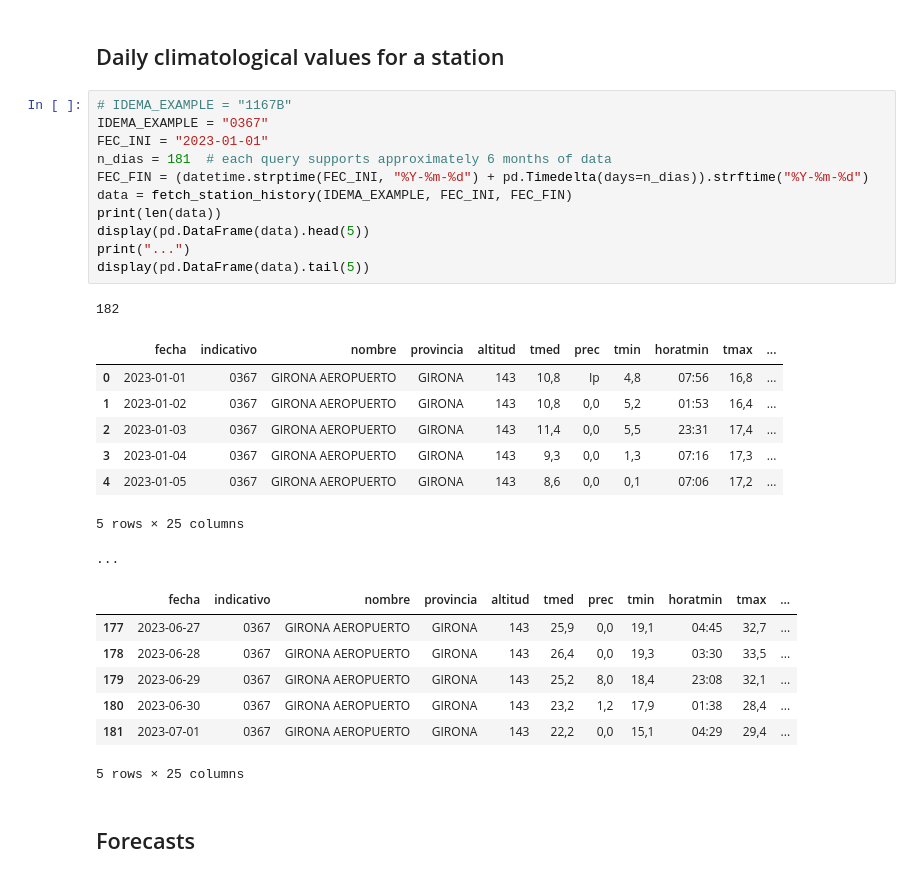
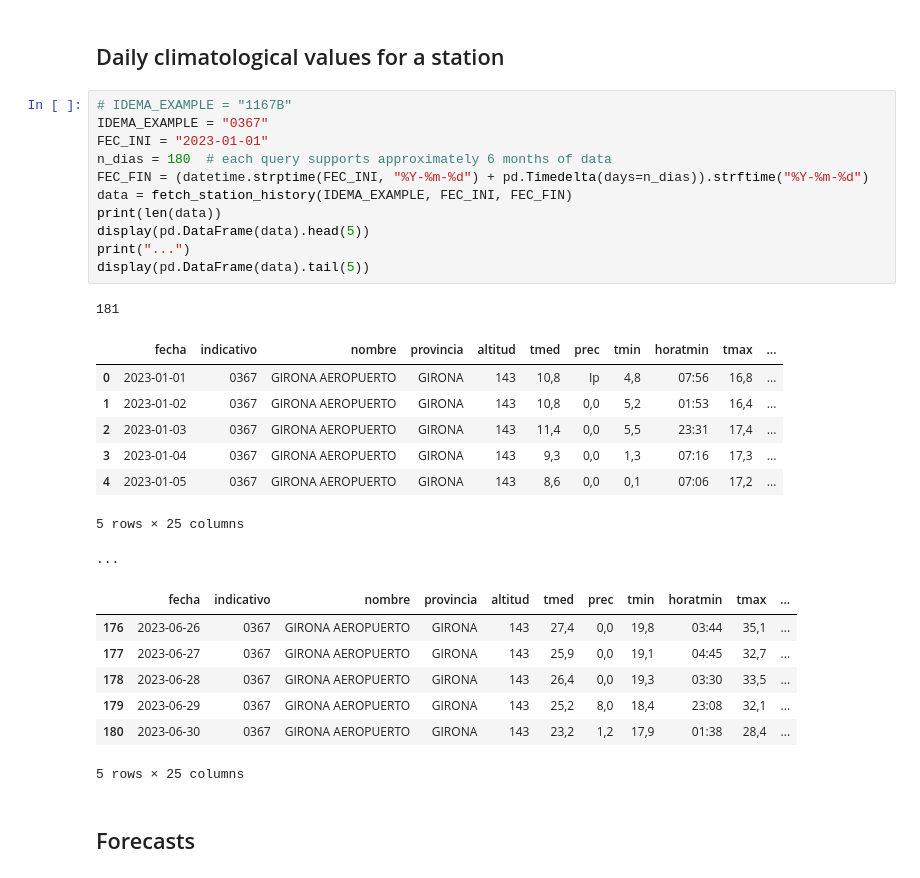
Before and after one commit to reddgr/energy-price-forecasting-in-power-grids, a Jupyter notebook: notebooks/04_AEMET_OpenData.ipynb, the cells around one changed output. Cells and saved outputs as stored; diff of their text form.

```diff
--- a/notebooks/04_AEMET_OpenData.ipynb
+++ b/notebooks/04_AEMET_OpenData.ipynb
@@ -240,30 +240,30 @@ plt.show()
 # %%
 # IDEMA_EXAMPLE = "1167B"
 IDEMA_EXAMPLE = "0367"
 FEC_INI = "2023-01-01"
-n_dias = 181  # each query supports approximately 6 months of data
+n_dias = 180  # each query supports approximately 6 months of data
 FEC_FIN = (datetime.strptime(FEC_INI, "%Y-%m-%d") + pd.Timedelta(days=n_dias)).strftime("%Y-%m-%d")
 data = fetch_station_history(IDEMA_EXAMPLE, FEC_INI, FEC_FIN)
 print(len(data))
 display(pd.DataFrame(data).head(5))
 print("...")
 display(pd.DataFrame(data).tail(5))
 # %% [output]
-182
+181
 |  | fecha | indicativo | nombre | provincia | altitud | tmed | prec | tmin | horatmin | tmax | ... |
 | 0 | 2023-01-01 | 0367 | GIRONA AEROPUERTO | GIRONA | 143 | 10,8 | Ip | 4,8 | 07:56 | 16,8 | ... |
 | 1 | 2023-01-02 | 0367 | GIRONA AEROPUERTO | GIRONA | 143 | 10,8 | 0,0 | 5,2 | 01:53 | 16,4 | ... |
 | 2 | 2023-01-03 | 0367 | GIRONA AEROPUERTO | GIRONA | 143 | 11,4 | 0,0 | 5,5 | 23:31 | 17,4 | ... |
 | 3 | 2023-01-04 | 0367 | GIRONA AEROPUERTO | GIRONA | 143 | 9,3 | 0,0 | 1,3 | 07:16 | 17,3 | ... |
 | 4 | 2023-01-05 | 0367 | GIRONA AEROPUERTO | GIRONA | 143 | 8,6 | 0,0 | 0,1 | 07:06 | 17,2 | ... |
 5 rows × 25 columns
 ...
 |  | fecha | indicativo | nombre | provincia | altitud | tmed | prec | tmin | horatmin | tmax | ... |
+| 176 | 2023-06-26 | 0367 | GIRONA AEROPUERTO | GIRONA | 143 | 27,4 | 0,0 | 19,8 | 03:44 | 35,1 | ... |
 | 177 | 2023-06-27 | 0367 | GIRONA AEROPUERTO | GIRONA | 143 | 25,9 | 0,0 | 19,1 | 04:45 | 32,7 | ... |
 | 178 | 2023-06-28 | 0367 | GIRONA AEROPUERTO | GIRONA | 143 | 26,4 | 0,0 | 19,3 | 03:30 | 33,5 | ... |
 | 179 | 2023-06-29 | 0367 | GIRONA AEROPUERTO | GIRONA | 143 | 25,2 | 8,0 | 18,4 | 23:08 | 32,1 | ... |
 | 180 | 2023-06-30 | 0367 | GIRONA AEROPUERTO | GIRONA | 143 | 23,2 | 1,2 | 17,9 | 01:38 | 28,4 | ... |
-| 181 | 2023-07-01 | 0367 | GIRONA AEROPUERTO | GIRONA | 143 | 22,2 | 0,0 | 15,1 | 04:29 | 29,4 | ... |
 5 rows × 25 columns
 # %% [markdown]
 ## Forecasts
```
Also changed, not shown: parts of 6 cells of this notebook, 1 other file.
